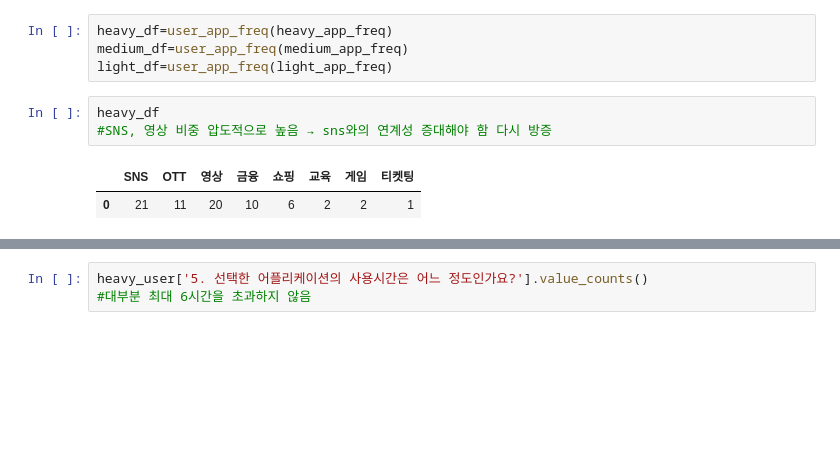
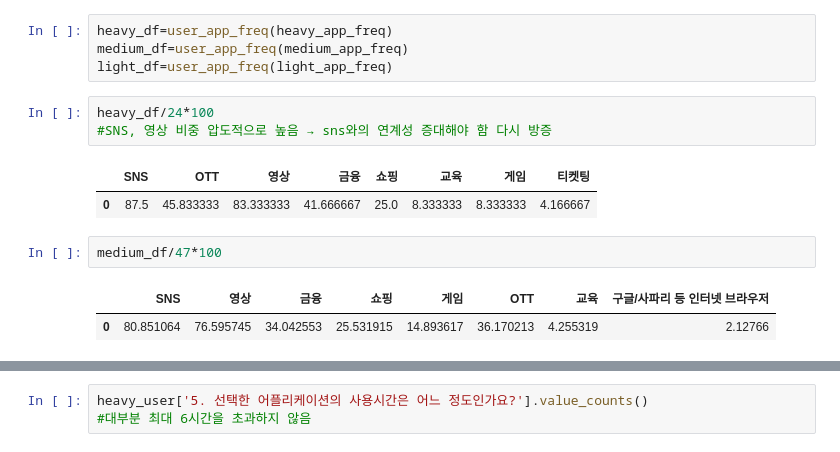
Before and after one commit to hachaeone/kamelo_survey_analysis, a Jupyter notebook: kamelo.ipynb, the cells around one changed output, grey strips where cells are left out. Saved outputs shown, nothing was run; the diff lists cells and outputs as text; blank space fills up the shorter version.

```diff
--- a/kamelo.ipynb
+++ b/kamelo.ipynb
@@ -129,8 +129,13 @@ heavy_df=user_app_freq(heavy_app_freq)
 medium_df=user_app_freq(medium_app_freq)
 light_df=user_app_freq(light_app_freq)
 # %%
-heavy_df
+heavy_df/24*100
 #SNS, 영상 비중 압도적으로 높음 → sns와의 연계성 증대해야 함 다시 방증
 # %% [output]
 |  | SNS | OTT | 영상 | 금융 | 쇼핑 | 교육 | 게임 | 티켓팅 |
-| 0 | 21 | 11 | 20 | 10 | 6 | 2 | 2 | 1 |
+| 0 | 87.5 | 45.833333 | 83.333333 | 41.666667 | 25.0 | 8.333333 | 8.333333 | 4.166667 |
+# %%
+medium_df/47*100
+# %% [output]
+|  | SNS | 영상 | 금융 | 쇼핑 | 게임 | OTT | 교육 | 구글/사파리 등 인터넷 브라우저 |
+| 0 | 80.851064 | 76.595745 | 34.042553 | 25.531915 | 14.893617 | 36.170213 | 4.255319 | 2.12766 |
```
Also changed, not shown: parts of 2 cells of this notebook.
